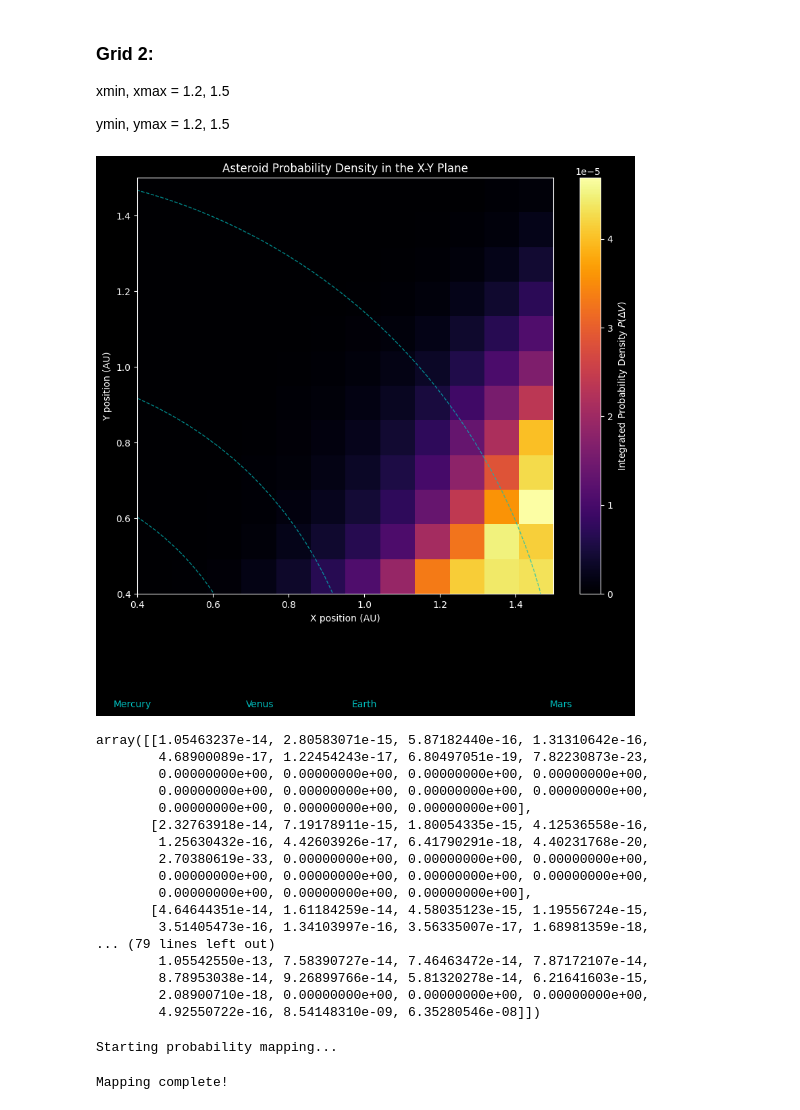
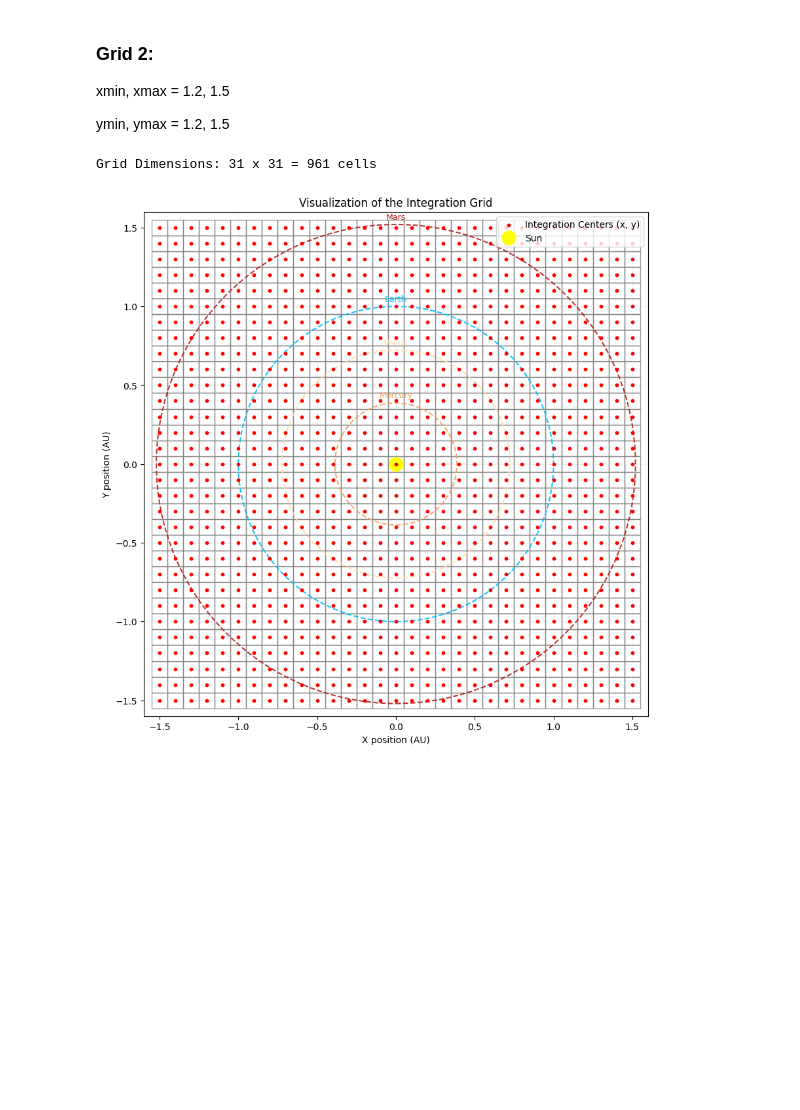
Before and after one commit to JuanitaAgudelo/TesisRepo, a Jupyter notebook: density_space_mapping/z_grid_mapping.ipynb, the cells around one changed output. Drawn from its saved outputs; the diff is of its cells as text; code cells hidden in the pictures; blank space fills up the shorter version.

```diff
--- a/density_space_mapping/z_grid_mapping.ipynb
+++ b/density_space_mapping/z_grid_mapping.ipynb
@@ -251,8 +251,8 @@ plt.grid(False)
 
 plt.show()
 # %%
-xmin, xmax = 0.4, 0.8
-ymin, ymax = 0.4, 0.8
+xmin, xmax = 0.5, 0.7
+ymin, ymax = 0.5, 0.7
 dx_grid = 0.1
 dy_grid = 0.1
 
@@ -280,7 +280,7 @@ dvz = 5000 * (1/AU_m) * year
 
 widths = (dx, dy, dz, dvx, dvy, dvz)
 
-max_elements = (1.3, 1.0, np.pi)  # <-- fill with your values
+max_elements = (1.35, 1.0, np.pi)  # <-- fill with your values
 
 for ix, xv in enumerate(x_vals):
     for iy, yv in enumerate(y_vals):
@@ -306,6 +306,6 @@ for ix, xv in enumerate(x_vals):
 
         integral_grid[ix, iy] = val
 
-np.savetxt("P_X_grid_3.dat", integral_grid)
+np.savetxt("P_X_grid_9.dat", integral_grid)
 # Now integral_grid[i,j] holds the integral at (x_vals[i], y_vals[j])
 print("Grid computed, shape =", integral_grid.shape)
@@ -503,28 +525,8 @@ plot_orbit(1.0, 'Earth')
 plot_orbit(1.52, 'Mars')
 
 plt.show()
-# %% [output]
-[figure, removed]
 # %%
 integral_grid
-# %% [output]
-array([[1.05463237e-14, 2.80583071e-15, 5.87182440e-16, 1.31310642e-16,
-        4.68900089e-17, 1.22454243e-17, 6.80497051e-19, 7.82230873e-23,
-        0.00000000e+00, 0.00000000e+00, 0.00000000e+00, 0.00000000e+00,
-        0.00000000e+00, 0.00000000e+00, 0.00000000e+00, 0.00000000e+00,
-        0.00000000e+00, 0.00000000e+00, 0.00000000e+00],
-       [2.32763918e-14, 7.19178911e-15, 1.80054335e-15, 4.12536558e-16,
-        1.25630432e-16, 4.42603926e-17, 6.41790291e-18, 4.40231768e-20,
-        2.70380619e-33, 0.00000000e+00, 0.00000000e+00, 0.00000000e+00,
-        0.00000000e+00, 0.00000000e+00, 0.00000000e+00, 0.00000000e+00,
-        0.00000000e+00, 0.00000000e+00, 0.00000000e+00],
-       [4.64644351e-14, 1.61184259e-14, 4.58035123e-15, 1.19556724e-15,
-        3.51405473e-16, 1.34103997e-16, 3.56335007e-17, 1.68981359e-18,
-... (79 lines left out)
-        1.05542550e-13, 7.58390727e-14, 7.46463472e-14, 7.87172107e-14,
-        8.78953038e-14, 9.26899766e-14, 5.81320278e-14, 6.21641603e-15,
-        2.08900710e-18, 0.00000000e+00, 0.00000000e+00, 0.00000000e+00,
-        4.92550722e-16, 8.54148310e-09, 6.35280546e-08]])
 # %%
 import numpy as np
 import matplotlib.pyplot as plt
@@ -535,8 +537,8 @@ import matplotlib.patches as patches
 # ==============================================================================
 
 # Grid range for x and y (in AU)
-x_min, x_max = 0.4, 1.5
-y_min, y_max = 0.4, 1.5
+x_min, x_max = -1.5, 1.5
+y_min, y_max = -1.5, 1.5
 
 # The size of the integration volume for x and y
 dx_cell, dy_cell = 0.1, 0.1
@@ -596,33 +598,36 @@ ax.scatter(X_centers, Y_centers, color='red', s=10, zorder=5, label='Integration
 # Add a point for the Sun
 ax.plot(0, 0, 'o', color='yellow', markersize=15, label='Sun')
 
 # Function to add planetary orbits for context
 def plot_orbit(radius, label, color='c'):
     circle = plt.Circle((0, 0), radius, color=color, fill=False, linestyle='--', alpha=0.9, linewidth=1.5)
     ax.add_artist(circle)
     # Adjust text position for clarity
     ax.text(0, radius + 0.02, label, color=color, ha='center', va='bottom', fontsize=9)
 
 plot_orbit(0.387, 'Mercury', 'sandybrown')
 plot_orbit(0.723, 'Venus', 'navajowhite')
 plot_orbit(1.0, 'Earth', 'deepskyblue')
 plot_orbit(1.52, 'Mars', 'firebrick')
 
 
 # --- Final Plot Adjustments ---
 ax.set_xlabel('X position (AU)')
 ax.set_ylabel('Y position (AU)')
 ax.set_title('Visualization of the Integration Grid')
 
 # Set the limits to be slightly larger than the grid to see it clearly
 ax.set_xlim(x_min - dx_cell, x_max + dx_cell)
 ax.set_ylim(y_min - dy_cell, y_max + dy_cell)
 
 ax.set_aspect('equal', adjustable='box') # Crucial for correct visualization of circles and squares
 ax.grid(True, linestyle=':', alpha=0.4)
 ax.legend()
 
 plt.show()
+# %% [output]
+Grid Dimensions: 31 x 31 = 961 cells
+[figure, added]
 # %%
 import sys
 from pathlib import Path
@@ -805,9 +810,6 @@ for i, y_c in enumerate(tqdm(y_centers, desc="Y-axis progress")):
 
 print("Mapping complete!")
 np.savetxt("P_X_grid_v8.dat", probability_map)
-# %% [output]
-Starting probability mapping...
-Mapping complete!
 # %%
 np.savetxt("P_X_grid_v7.dat", probability_map)
 # %%
```
Also changed, not shown: parts of 5 cells of this notebook, 3 other files.
